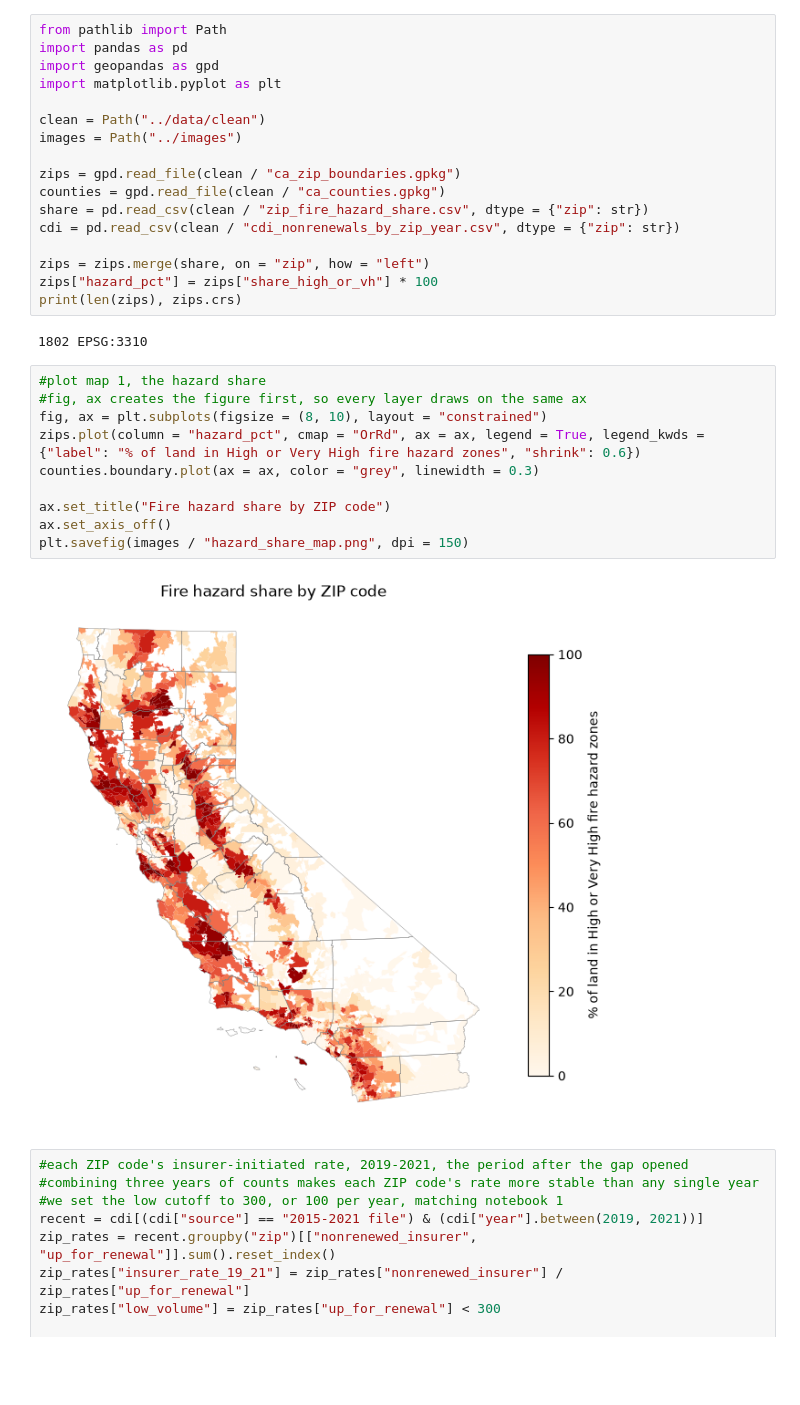
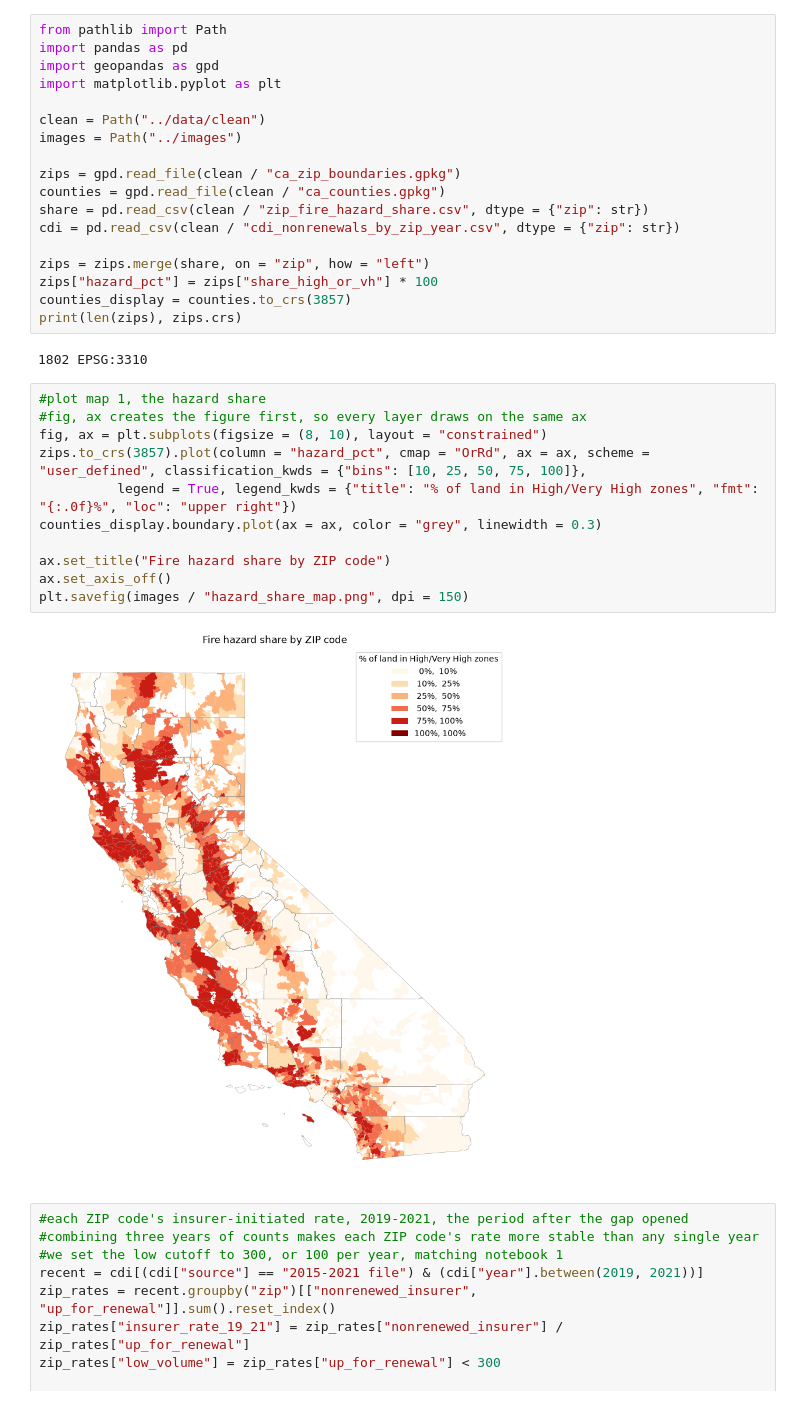
Before and after one commit to shaneghim/wildfirenonrenewals, a Jupyter notebook: 5_maps.ipynb, the cells around one changed output. Saved outputs shown, nothing was run; the diff lists cells and outputs as text; blank space fills up the shorter version.

```diff
--- a/5_maps.ipynb
+++ b/5_maps.ipynb
@@ -17,21 +17,23 @@ cdi = pd.read_csv(clean / "cdi_nonrenewals_by_zip_year.csv", dtype = {"zip": str
 
 zips = zips.merge(share, on = "zip", how = "left")
 zips["hazard_pct"] = zips["share_high_or_vh"] * 100
+counties_display = counties.to_crs(3857)
 print(len(zips), zips.crs)
 # %% [output]
 1802 EPSG:3310
 # %%
 #plot map 1, the hazard share
 #fig, ax creates the figure first, so every layer draws on the same ax
 fig, ax = plt.subplots(figsize = (8, 10), layout = "constrained")
-zips.plot(column = "hazard_pct", cmap = "OrRd", ax = ax, legend = True, legend_kwds = {"label": "% of land in High or Very High fire hazard zones", "shrink": 0.6})
-counties.boundary.plot(ax = ax, color = "grey", linewidth = 0.3)
+zips.to_crs(3857).plot(column = "hazard_pct", cmap = "OrRd", ax = ax, scheme = "user_defined", classification_kwds = {"bins": [10, 25, 50, 75, 100]},
+          legend = True, legend_kwds = {"title": "% of land in High/Very High zones", "fmt": "{:.0f}%", "loc": "upper right"})
+counties_display.boundary.plot(ax = ax, color = "grey", linewidth = 0.3)
 
 ax.set_title("Fire hazard share by ZIP code")
 ax.set_axis_off()
 plt.savefig(images / "hazard_share_map.png", dpi = 150)
 # %% [output]
-[figure, old version]
+[figure, new version]
 # %%
 #each ZIP code's insurer-initiated rate, 2019-2021, the period after the gap opened
 #combining three years of counts makes each ZIP code's rate more stable than any single year
```
Also changed, not shown: parts of 2 cells of this notebook, 4 other files.
